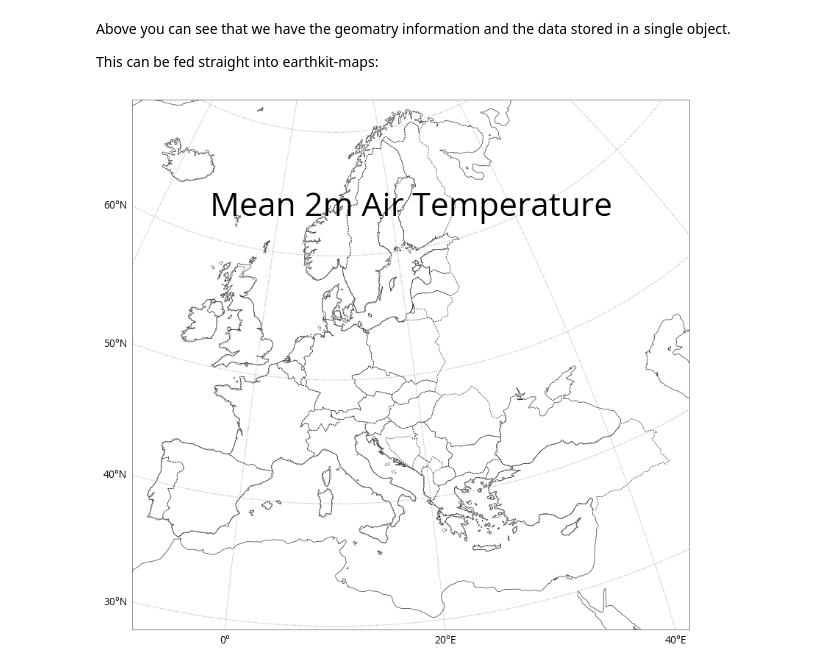
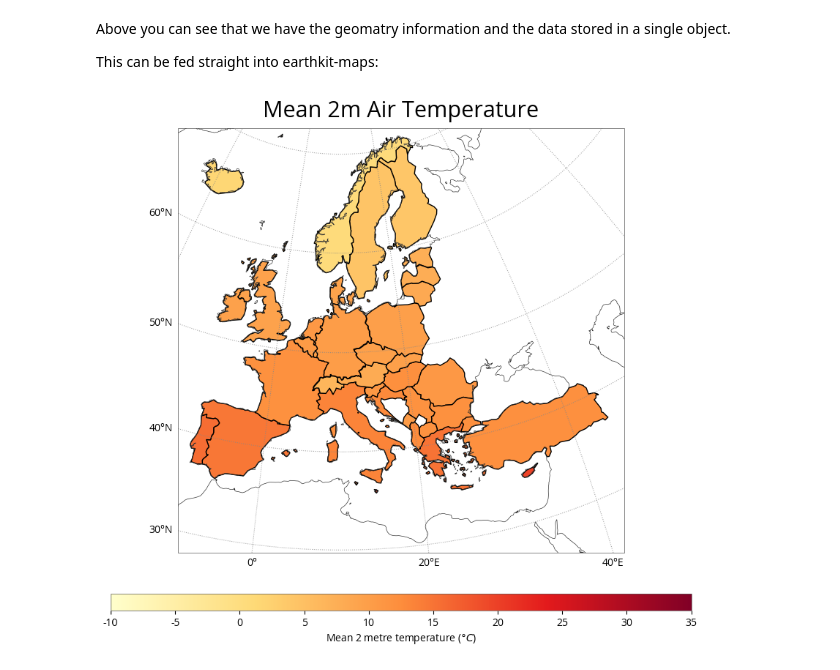
Before and after one commit to ecmwf-projects/c3s-ga-training, a Jupyter notebook: notebooks/13_aggregate_over_geometries.ipynb, the cells around one changed output. Cells and saved outputs as stored; diff of their text form; code cells hidden in the pictures.

```diff
--- a/notebooks/13_aggregate_over_geometries.ipynb
+++ b/notebooks/13_aggregate_over_geometries.ipynb
@@ -491,24 +491,23 @@ This can be fed straight into earthkit-maps:
 # %%
 style = ek_maps.styles.Contour(
     colors=["#ffffcc","#fed976","#fd8d3c","#e31a1c","#800026"],  # Or provide a list of colours to interpolate
     levels=np.arange(-10, 35.01, 0.1),
     units="celsius",
-    extend='both',  # How to handle out-of-bounds values, can be None (default), 'min', 'max' ot 'both'
     # The legend/colorbar ticks can be included here or when the legend is added
-    ticks=np.arange(-10,36,10)
+    ticks=np.arange(-10,36,5)
 )
 
 # Plot the 2 objects
 chart = ek_maps.Superplot(domain="Europe")
 
-chart.plot(reduced_data_pd, style=style)
+chart.plot(reduced_data_pd, style=style, column='t2m_mean')
 
-chart.title("Mean 2m Air Temperature", fontsize=32, y=0.83)
+chart.title("Mean 2m Air Temperature", fontsize=22)
 # We can now add coastlines, gridlines and a legend
 chart.coastlines(resolution='medium')
 chart.gridlines()
 chart.legend() # It is also possible to define the legend ticks here, this will override anything
 
 chart.show()
 # %% [output]
-[figure, old version]
+[figure, new version]
```
Also changed, not shown: parts of 6 cells of this notebook.
